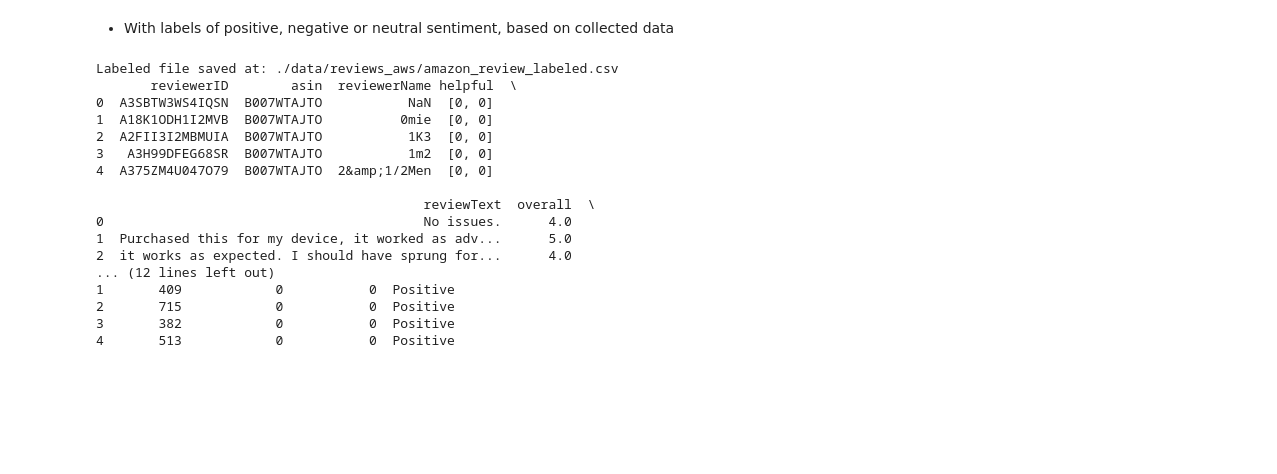
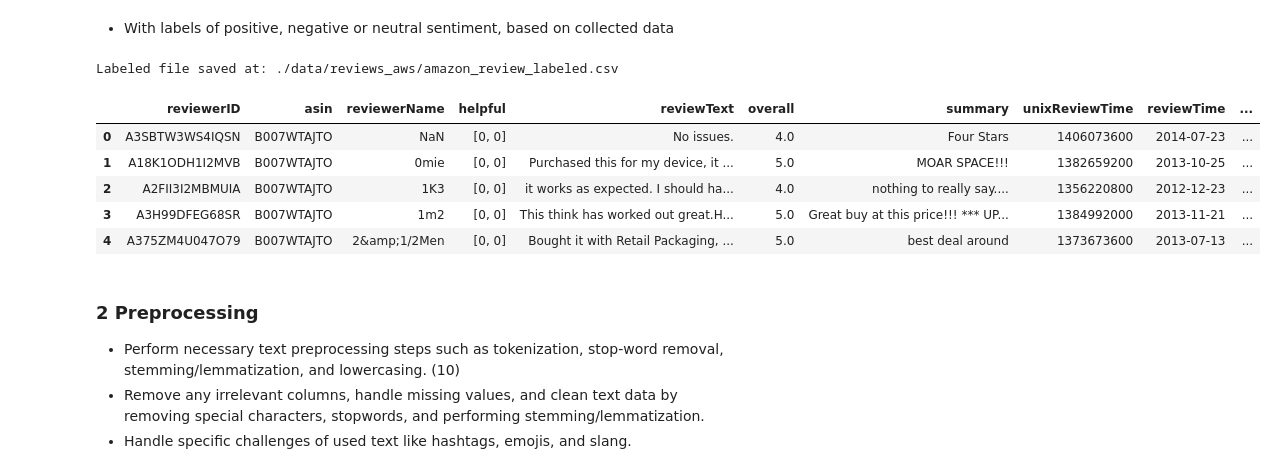
Before and after one commit to Jianting-Selina/CSCN8010_practical_lab, a Jupyter notebook: FinalProjectApplying NLP.ipynb, the cells around one changed output. Drawn from its saved outputs; the diff is of its cells as text; code cells hidden in the pictures; blank space fills up the shorter version.

Commit message:
add more steps for nlp

```diff
--- a/FinalProjectApplying NLP.ipynb
+++ b/FinalProjectApplying NLP.ipynb
@@ -26,47 +26,45 @@ except FileNotFoundError:
     exit()
 
 # Verify that the 'overall' column exists and is numeric
 if 'overall' not in data.columns:
     print("Error: 'overall' column is missing in the dataset.")
     exit()
 if not pd.api.types.is_numeric_dtype(data['overall']):
     print("Error: 'overall' column must contain numeric data.")
     exit()
 
 # Function to label sentiment
 def label_sentiment(overall):
     if overall >= 4:
         return "Positive"
     elif overall == 3:
         return "Neutral"
     else:
         return "Negative"
 
 # Add sentiment labels
 data['sentiment'] = data['overall'].apply(label_sentiment)
 
 # Save the updated file
 output_path = "./data/reviews_aws/amazon_review_labeled.csv"
 data.to_csv(output_path, index=False)
 
 # Print confirmation
 print(f"Labeled file saved at: {output_path}")
-print(data.head())  # Display the first few rows of the updated dataset
+data.head()  # Display the first few rows of the updated dataset
 # %% [output]
 Labeled file saved at: ./data/reviews_aws/amazon_review_labeled.csv
-       reviewerID        asin  reviewerName helpful  \
-0  A3SBTW3WS4IQSN  B007WTAJTO           NaN  [0, 0]
-1  A18K1ODH1I2MVB  B007WTAJTO          0mie  [0, 0]
-2  A2FII3I2MBMUIA  B007WTAJTO           1K3  [0, 0]
-3   A3H99DFEG68SR  B007WTAJTO           1m2  [0, 0]
-4  A375ZM4U047O79  B007WTAJTO  2&amp;1/2Men  [0, 0]
-
-                                          reviewText  overall  \
-0                                         No issues.      4.0
-1  Purchased this for my device, it worked as adv...      5.0
-2  it works as expected. I should have sprung for...      4.0
-... (12 lines left out)
-1       409            0           0  Positive
-2       715            0           0  Positive
-3       382            0           0  Positive
-4       513            0           0  Positive
+|  | reviewerID | asin | reviewerName | helpful | reviewText | overall | summary | unixReviewTime | reviewTime | ... |
+| 0 | A3SBTW3WS4IQSN | B007WTAJTO | NaN | [0, 0] | No issues. | 4.0 | Four Stars | 1406073600 | 2014-07-23 | ... |
+| 1 | A18K1ODH1I2MVB | B007WTAJTO | 0mie | [0, 0] | Purchased this for my device, it ... | 5.0 | MOAR SPACE!!! | 1382659200 | 2013-10-25 | ... |
+| 2 | A2FII3I2MBMUIA | B007WTAJTO | 1K3 | [0, 0] | it works as expected. I should ha... | 4.0 | nothing to really say.... | 1356220800 | 2012-12-23 | ... |
+| 3 | A3H99DFEG68SR | B007WTAJTO | 1m2 | [0, 0] | This think has worked out great.H... | 5.0 | Great buy at this price!!! *** UP... | 1384992000 | 2013-11-21 | ... |
+| 4 | A375ZM4U047O79 | B007WTAJTO | 2&amp;1/2Men | [0, 0] | Bought it with Retail Packaging, ... | 5.0 | best deal around | 1373673600 | 2013-07-13 | ... |
+# %% [markdown]
+### 2 Preprocessing
+
+- Perform necessary text preprocessing steps such as tokenization, stop-word removal,
+stemming/lemmatization, and lowercasing. (10)
+- Remove any irrelevant columns, handle missing values, and clean text data by removing
+special characters, stopwords, and performing stemming/lemmatization.
+- Handle specific challenges of used text like hashtags, emojis, and slang.
```
Also changed, not shown: parts of 21 cells of this notebook.
